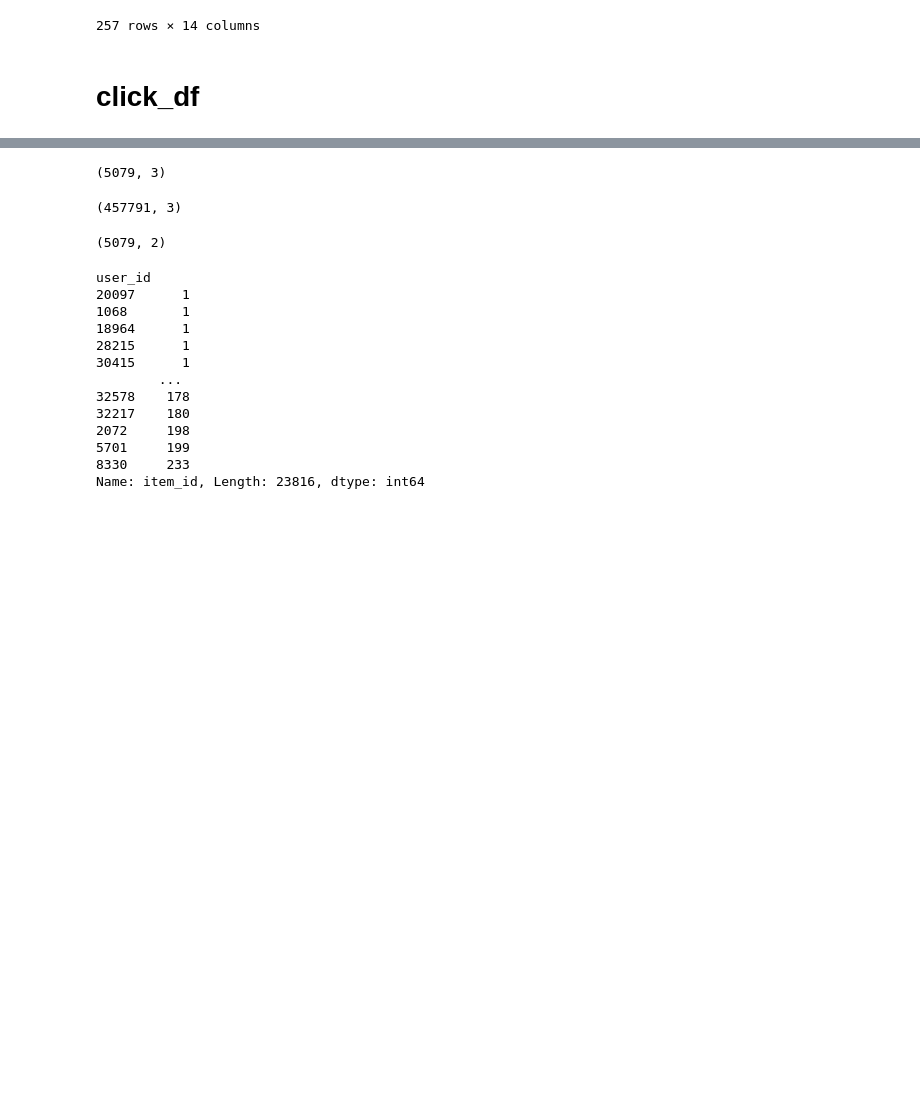
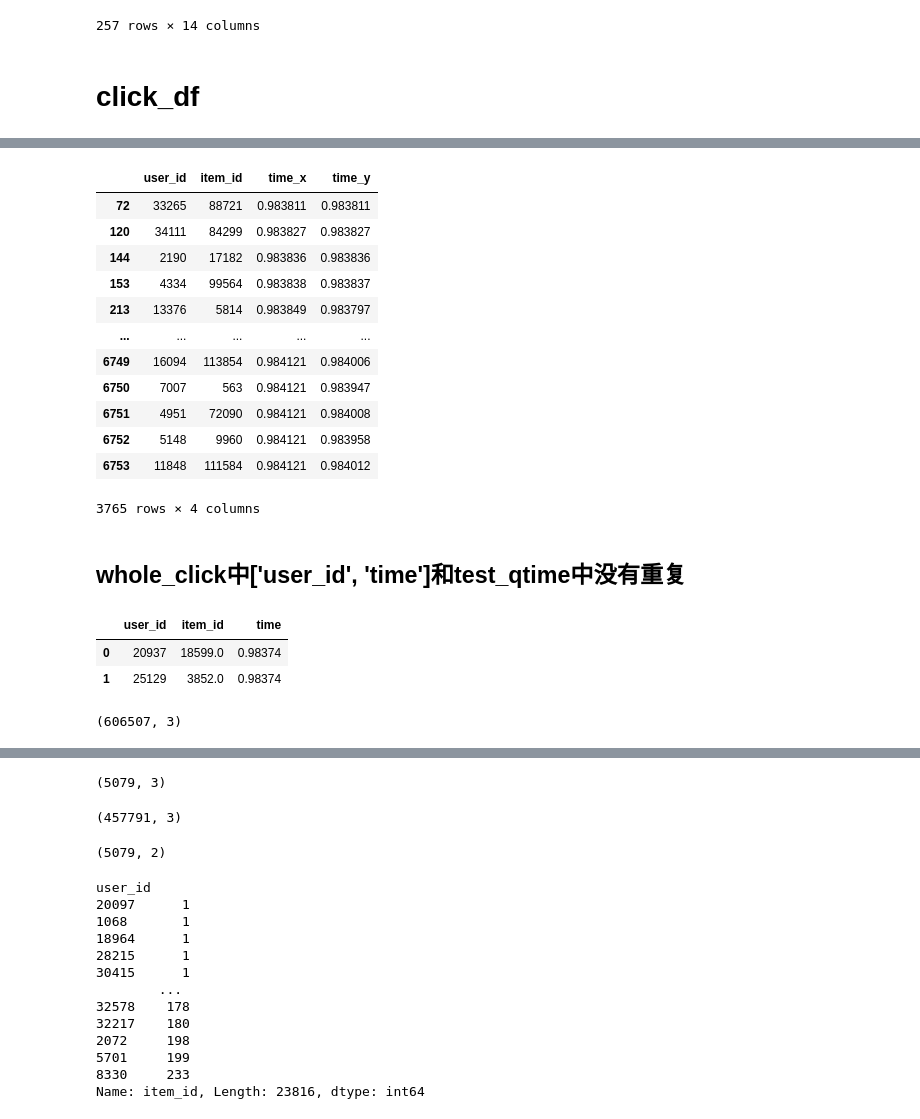
Before and after one commit to mayi140611/mayiapps, a Jupyter notebook: a_0330_0527_Modern_E_Commerce_Platform_Debiasing/0EDA.ipynb, the cells around one changed output, grey strips where cells are left out. Drawn from its saved outputs; the diff is of its cells as text; code cells hidden in the pictures; blank space fills up the shorter version.

```diff
--- a/c6_Modern_E_Commerce_Platform_Debiasing/0EDA.ipynb
+++ b/a_0330_0527_Modern_E_Commerce_Platform_Debiasing/0EDA.ipynb
@@ -480,7 +480,7 @@ train_item_df.to_pickle('data_gen/item_features.pkl')
 # %%
 from myutils import *
 # %%
-now_phase = 2
-whole_click, whole_click_val, click_train, click_test, test_qtime = load_click_data(now_phase, gen_val_set=True)
+now_phase = 3
+whole_click_train, click_test, click_test_val, test_qtime = load_click_data(now_phase, gen_val_set=True)
 # %% [output]
 phase: 0
@@ -491,0 +537,2 @@ gen val set...
+# %%
+click_test_val.append(test_qtime).drop_duplicates(['user_id', 'time']).shape
@@ -491,0 +541,3 @@ gen val set...
+# %%
+dfm = pd.merge(click_test_val, test_qtime, on='user_id')
+dfm.head()
@@ -491,0 +551,28 @@ gen val set...
+# %%
+dfm[dfm.time_y < dfm.time_x]
+# %% [output]
+|  | user_id | item_id | time_x | time_y |
+| 72 | 33265 | 88721 | 0.983811 | 0.983811 |
+| 120 | 34111 | 84299 | 0.983827 | 0.983827 |
+| 144 | 2190 | 17182 | 0.983836 | 0.983836 |
+| 153 | 4334 | 99564 | 0.983838 | 0.983837 |
+| 213 | 13376 | 5814 | 0.983849 | 0.983797 |
+| ... | ... | ... | ... | ... |
+| 6749 | 16094 | 113854 | 0.984121 | 0.984006 |
+| 6750 | 7007 | 563 | 0.984121 | 0.983947 |
+| 6751 | 4951 | 72090 | 0.984121 | 0.984008 |
+| 6752 | 5148 | 9960 | 0.984121 | 0.983958 |
+| 6753 | 11848 | 111584 | 0.984121 | 0.984012 |
+3765 rows × 4 columns
+# %% [markdown]
+## whole_click中['user_id', 'time']和test_qtime中没有重复
+# %%
+whole_click.append(test_qtime).head(2)
+# %% [output]
+|  | user_id | item_id | time |
+| 0 | 20937 | 18599.0 | 0.98374 |
+| 1 | 25129 | 3852.0 | 0.98374 |
+# %%
+whole_click.append(test_qtime).shape
+# %% [output]
+(606507, 3)
```
Also changed, not shown: parts of 20 cells of this notebook, 11 other files.
